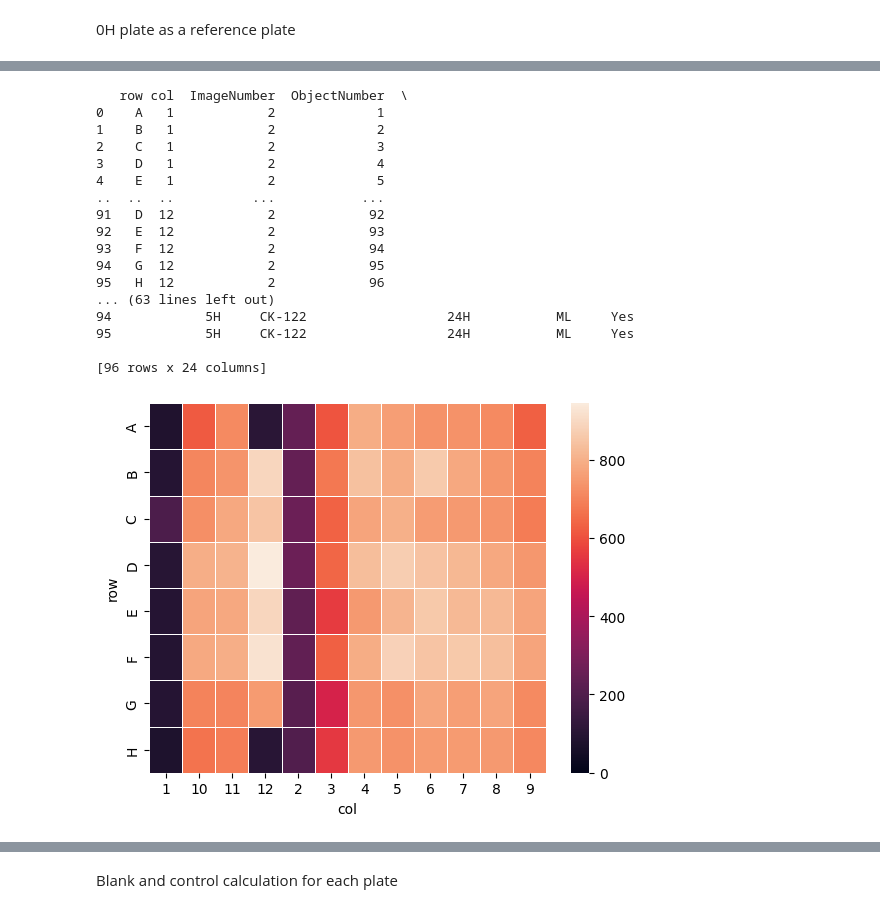
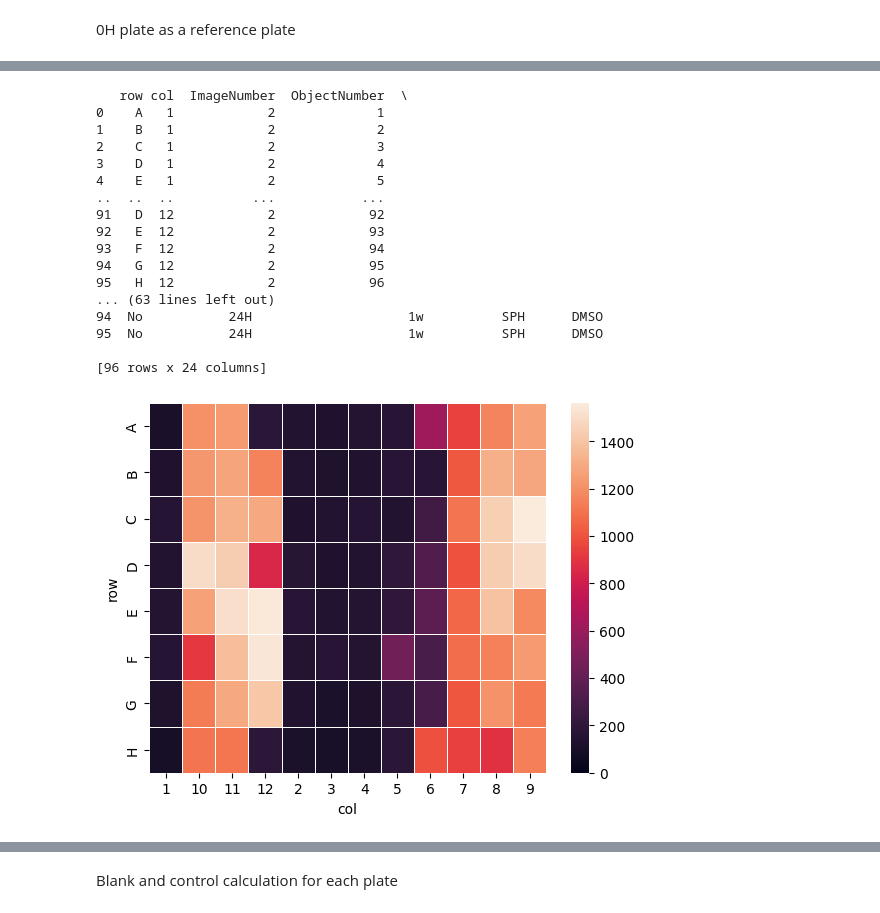
Before and after one commit to arteys/Resazurin_ChemiDoc, a Jupyter notebook: RZ_12_testing_ground_ref_plate.ipynb, the cells around one changed output, grey strips where cells are left out. Saved outputs shown, nothing was run; the diff lists cells and outputs as text; code cells hidden in the pictures.

Commit message:
Somehow correction by reference plate working now. However now i need to clear and wrap into function all this mess

```diff
--- a/RZ_12_testing_ground_ref_plate.ipynb
+++ b/RZ_12_testing_ground_ref_plate.ipynb
@@ -10,7 +10,7 @@ import matplotlib.pyplot as plt
 # %% [markdown]
 New for multiple images in CP file
 # %%
-part_to_folder = r"C:\Users\Modern\Documents\Biorad\CellProfiler\Results\2024-07-24 Vero Rd hTERT CK-99c ISK-1 + CK-122 Slovesnova\0H plates CK-122"
+part_to_folder = r"C:\Users\Modern\Documents\Biorad\CellProfiler\Results\2024-07-29 RZ hTERT SPH DMSO conc test"
 
 # files = [f for f in listdir(part_to_folder) if isfile(join(part_to_folder, f))]
 
@@ -98,7 +98,7 @@ data_indexed = pd.concat([row_column_df, data_full_df], axis=1, join='inner') #D
 data_indexed['col']=data_indexed['col'].astype(str) #Otherwise everything will break
 
 data_plate = pd.merge(data_indexed, wellmaps_df, on=['FileName_RGB','row','col']) #Data with image names (FileName_RGB), cell indexes and wellmap
-data_plate[["conc_uM"]] = data_plate[["conc_uM"]].apply(pd.to_numeric)
+data_plate[["conc_pc"]] = data_plate[["conc_pc"]].apply(pd.to_numeric)
 
 print(data_plate)
 # %% [output]
@@ -194,30 +171,30 @@ Name: Mean_dif, Length: 96, dtype: float64
 # %%
-sample_plate = data_plate[(data_plate['RZ_incubation'] == '5H')].copy().reset_index(drop=True)
+sample_plate = data_plate[(data_plate['RZ_incubation'] == '24H')].copy().reset_index(drop=True)
 
 heatmap_df = sample_plate.pivot(index="row", columns="col", values="Intensity_IntegratedIntensity_OrigGreen")
 
 sns.heatmap(heatmap_df, linewidth=.5, vmin=0, vmax=None)
 
 print(sample_plate)
 # %% [output]
    row col  ImageNumber  ObjectNumber  \
 0    A   1            2             1
 1    B   1            2             2
 2    C   1            2             3
 3    D   1            2             4
 4    E   1            2             5
 ..  ..  ..          ...           ...
 91   D  12            2            92
 92   E  12            2            93
 93   F  12            2            94
 94   G  12            2            95
 95   H  12            2            96
 ... (63 lines left out)
-94            5H     CK-122                  24H           ML     Yes
-95            5H     CK-122                  24H           ML     Yes
+94  No           24H                    1w          SPH      DMSO
+95  No           24H                    1w          SPH      DMSO
 
 [96 rows x 24 columns]
-[figure, old version]
+[figure, new version]
 # %%
 sample_plate['Mean_dif'] = reference_plate['Mean_dif']
 
```
Also changed, not shown: parts of 27 cells of this notebook, 4 other files.
